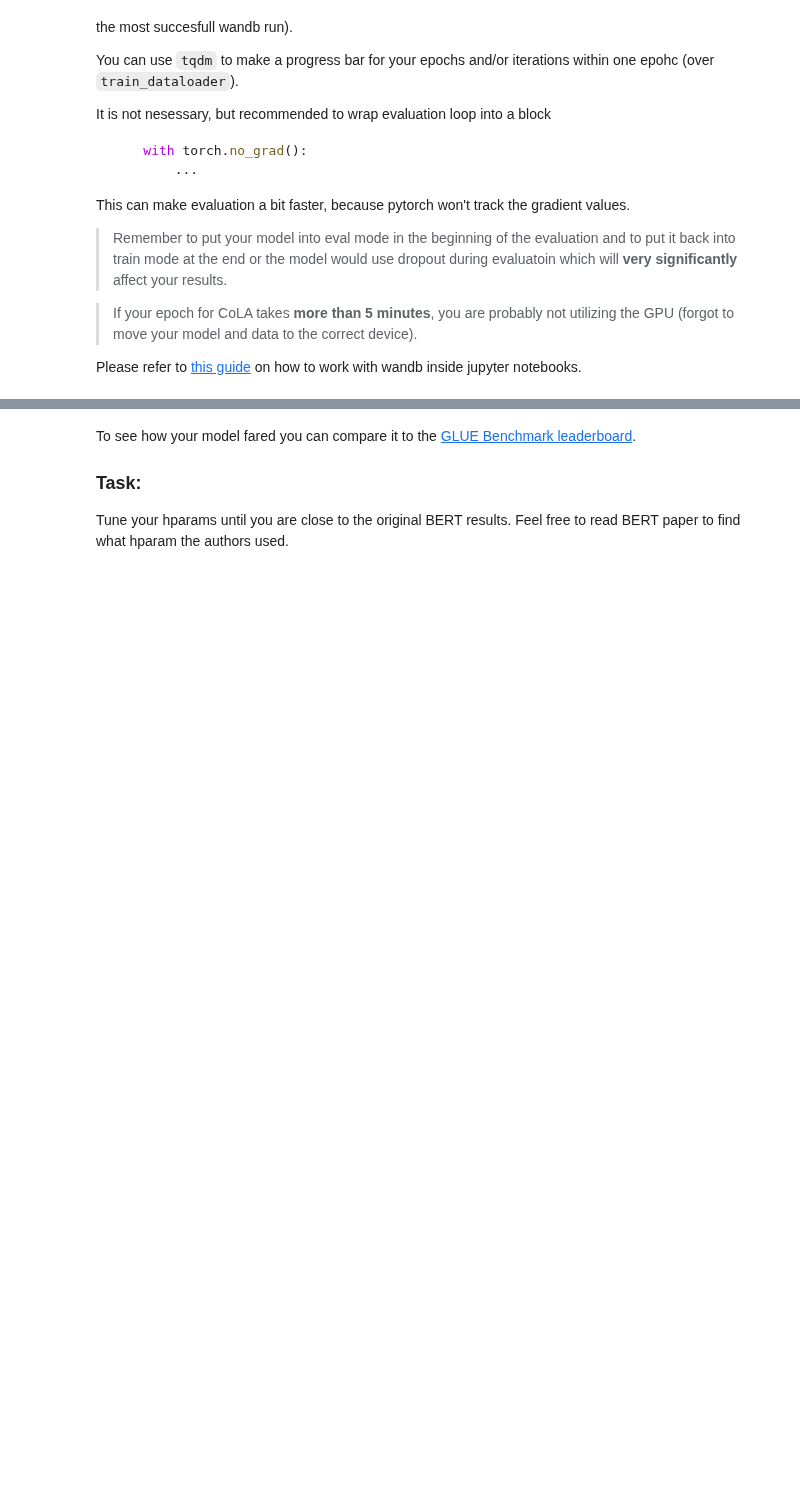
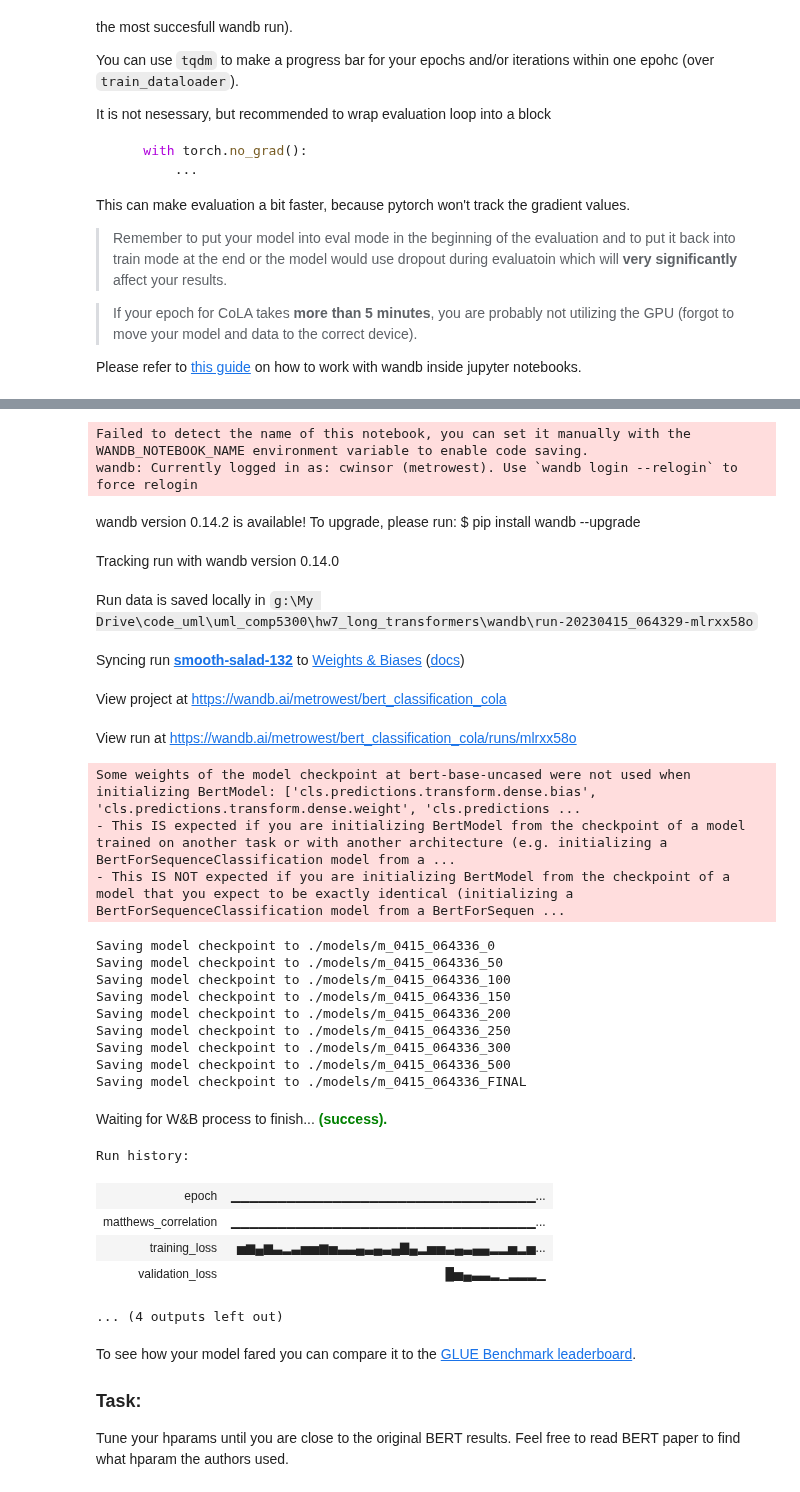
Before and after one commit to cwinsor/uml_comp5300, a Jupyter notebook: hw7_long_transformers/hw6c_bert_classification_unsolved.ipynb, the cells around one changed output, grey strips where cells are left out. Cells and saved outputs as stored; diff of their text form; code cells hidden in the pictures; blank space fills up the shorter version.

```diff
--- a/hw7_long_transformers/hw6c_bert_classification_unsolved.ipynb
+++ b/hw7_long_transformers/hw6c_bert_classification_unsolved.ipynb
@@ -577,8 +509,9 @@ metric_name = "pearson" if task == "stsb" else "matthews_correlation" if task ==
 # from https://arxiv.org/pdf/1810.04805.pdf appendix A.3
 learning_rate = 2e-5
 batch_size = 16
-num_train_epochs = 6  # "Fine-tuning is typically very fast,"
+num_train_epochs = 1
 weight_decay = 0.01
+
 # YOUR CODE ENDS HERE
 # %% [markdown]
 Now, it's time to create the dataloaders that will batch the data from our datasets.
@@ -716,9 +649,6 @@ log_name = datetime.datetime.now().strftime("%m%d_%H%M%S")
 
 validation_frequency = 50
 best_val_loss = math.inf
-
-# ZONA DELETE ME
-master_batch = next(iter(train_dataloader))
 
 # loss_fn = torch.nn.CrossEntropyLoss()
 loss_fn = torch.nn.MSELoss()
@@ -756,7 +686,6 @@ for epoch in tqdm(range(0, num_train_epochs)):
         loss = loss_fn(input=predicted_labels, target=reference_labels)
         loss.backward()
         optimizer.step()
-        # lr_scheduler.step()
 
         wandb.log(
             {
@@ -770,13 +699,6 @@ for epoch in tqdm(range(0, num_train_epochs)):
         refe_int_list = reference_labels.int().tolist()
         metric_value = metric.compute(predictions=pred_int_list,
                                  references=refe_int_list)
-
-        if global_step == 200:
-            print(trainbatch)
-            print(pred_int_list)
-            print(refe_int_list)
-            print(metric_value)
-            assert False,"hold up"
 
         wandb.log(
             data=metric_value,
@@ -797,46 +719,69 @@ for epoch in tqdm(range(0, num_train_epochs)):
                     attention_mask = validbatch["attention_mask"].to(device)
                     token_type_ids = validbatch["token_type_ids"].to(device)
                     reference_labels = validbatch["labels"].float().to(device)
 
                     outputs = model(input_ids, attention_mask, token_type_ids)
                     predicted_labels = outputs[:,1].to(device)  #  0=sequence 1=pooled
 
                     loss = loss_fn(input=predicted_labels, target=reference_labels)
                     total_val_loss += loss
 
-                    # metrics = metric.compute(predictions=predicted_labels, references=reference_labels)
-                    # this_met_val = metrics[list(metrics.keys())[0]]
-                    # total_val_metric += this_met_val
-
                 avg_val_loss = total_val_loss / num_val_batches
                 avg_val_metric = total_val_metric / num_val_batches
 
                 wandb.log(
                     {
                         "validation_loss": avg_val_loss,
                     },
                     step=global_step,
                     )
 
                 if avg_val_loss < best_val_loss:
                     best_val_batch = global_step
                     best_val_loss = avg_val_loss
-                    # model_string = f"./models/m_{log_name}_{best_val_batch}"
-                    # print(f"Saving model checkpoint to {model_string}")
-                    # torch.save(model,              f"{model_string}_all.cpk")
-                    # torch.save(model.state_dict(), f"{model_string}_state.cpk")
+                    model_string = f"./models/m_{log_name}_{best_val_batch}"
+                    print(f"Saving model checkpoint to {model_string}")
+                    torch.save(model,              f"{model_string}_all.cpk")
+                    torch.save(model.state_dict(), f"{model_string}_state.cpk")
 
             model.train()  # put model in training mode
 
-
-# model_string = f"./models/m_{log_name}_FINAL"
-# print(f"Saving model checkpoint to {model_string}")
-# torch.save(model,              f"{model_string}_all.cpk")
-# torch.save(model.state_dict(), f"{model_string}_state.cpk")
+model_string = f"./models/m_{log_name}_FINAL"
+print(f"Saving model checkpoint to {model_string}")
+torch.save(model,              f"{model_string}_all.cpk")
+torch.save(model.state_dict(), f"{model_string}_state.cpk")
 
 
 # YOUR CODE ENDS HERE
 run.finish()  # stop wandb run
+# %% [output]
+Failed to detect the name of this notebook, you can set it manually with the WANDB_NOTEBOOK_NAME environment variable to enable code saving.
+wandb: Currently logged in as: cwinsor (metrowest). Use `wandb login --relogin` to force relogin
+wandb version 0.14.2 is available! To upgrade, please run: $ pip install wandb --upgrade
+Tracking run with wandb version 0.14.0
+Run data is saved locally in g:\My Drive\code_uml\uml_comp5300\hw7_long_transformers\wandb\run-20230415_064329-mlrxx58o
+Syncing run smooth-salad-132 to Weights & Biases (docs)
+View project at https://wandb.ai/metrowest/bert_classification_cola
+View run at https://wandb.ai/metrowest/bert_classification_cola/runs/mlrxx58o
+Some weights of the model checkpoint at bert-base-uncased were not used when initializing BertModel: ['cls.predictions.transform.dense.bias', 'cls.predictions.transform.dense.weight', 'cls.predictions ...
+- This IS expected if you are initializing BertModel from the checkpoint of a model trained on another task or with another architecture (e.g. initializing a BertForSequenceClassification model from a ...
+- This IS NOT expected if you are initializing BertModel from the checkpoint of a model that you expect to be exactly identical (initializing a BertForSequenceClassification model from a BertForSequen ...
+Saving model checkpoint to ./models/m_0415_064336_0
+Saving model checkpoint to ./models/m_0415_064336_50
+Saving model checkpoint to ./models/m_0415_064336_100
+Saving model checkpoint to ./models/m_0415_064336_150
+Saving model checkpoint to ./models/m_0415_064336_200
+Saving model checkpoint to ./models/m_0415_064336_250
+Saving model checkpoint to ./models/m_0415_064336_300
+Saving model checkpoint to ./models/m_0415_064336_500
+Saving model checkpoint to ./models/m_0415_064336_FINAL
+Waiting for W&B process to finish... (success).
+Run history:
+| epoch | ▁▁▁▁▁▁▁▁▁▁▁▁▁▁▁▁▁▁▁▁▁▁▁▁▁▁▁▁▁▁▁▁▁... |
+| matthews_correlation | ▁▁▁▁▁▁▁▁▁▁▁▁▁▁▁▁▁▁▁▁▁▁▁▁▁▁▁▁▁▁▁▁▁... |
+| training_loss | ▅▆▄▆▃▂▃▅▅▆▅▃▃▄▃▄▃▄▇▄▂▅▅▃▄▃▄▄▂▂▅▂▅... |
+| validation_loss | █▅▄▃▃▂▁▂▂▂▁ |
+... (4 outputs left out)
 # %% [markdown]
 To see how your model fared you can compare it to the [GLUE Benchmark leaderboard](https://gluebenchmark.com/leaderboard).
 
```
Also changed, not shown: parts of 16 cells of this notebook, 3 other files.
